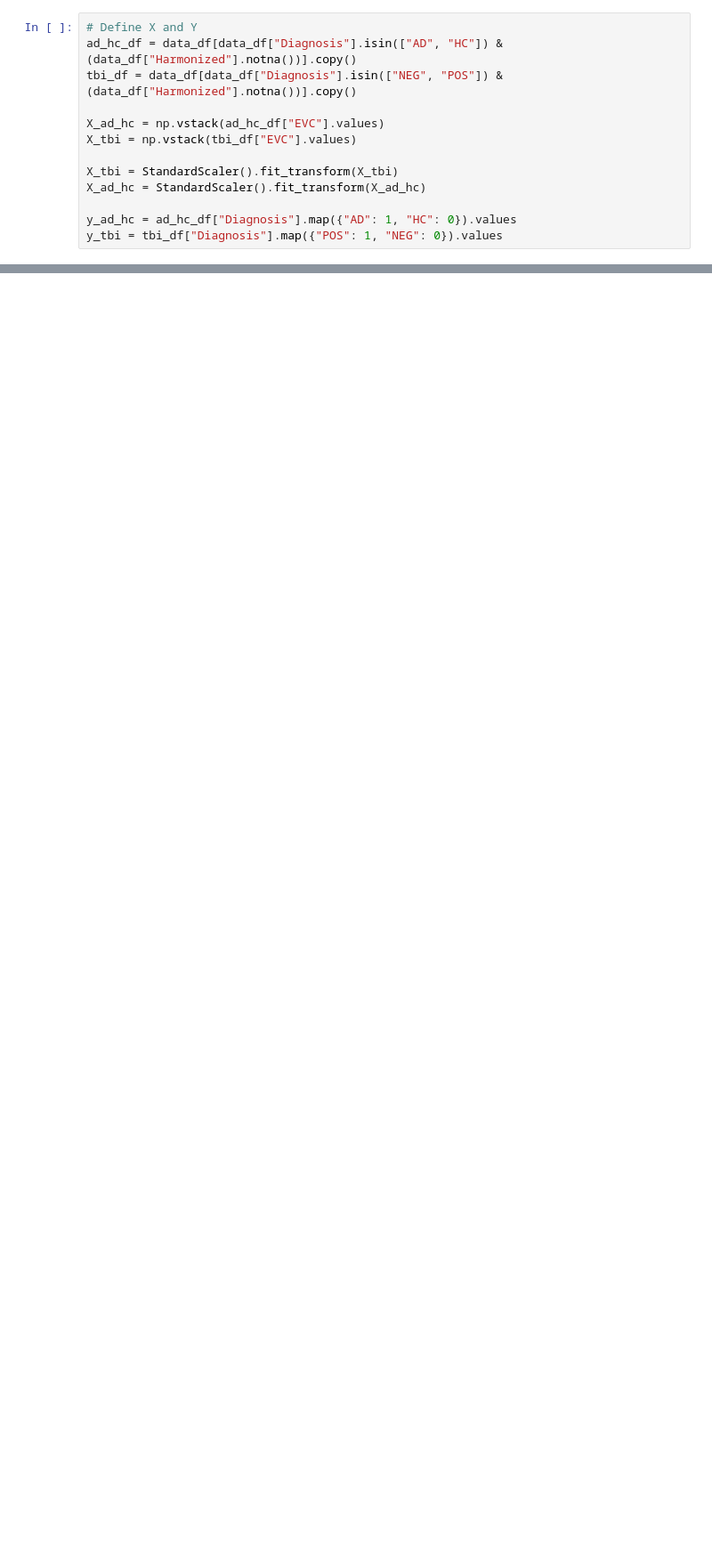
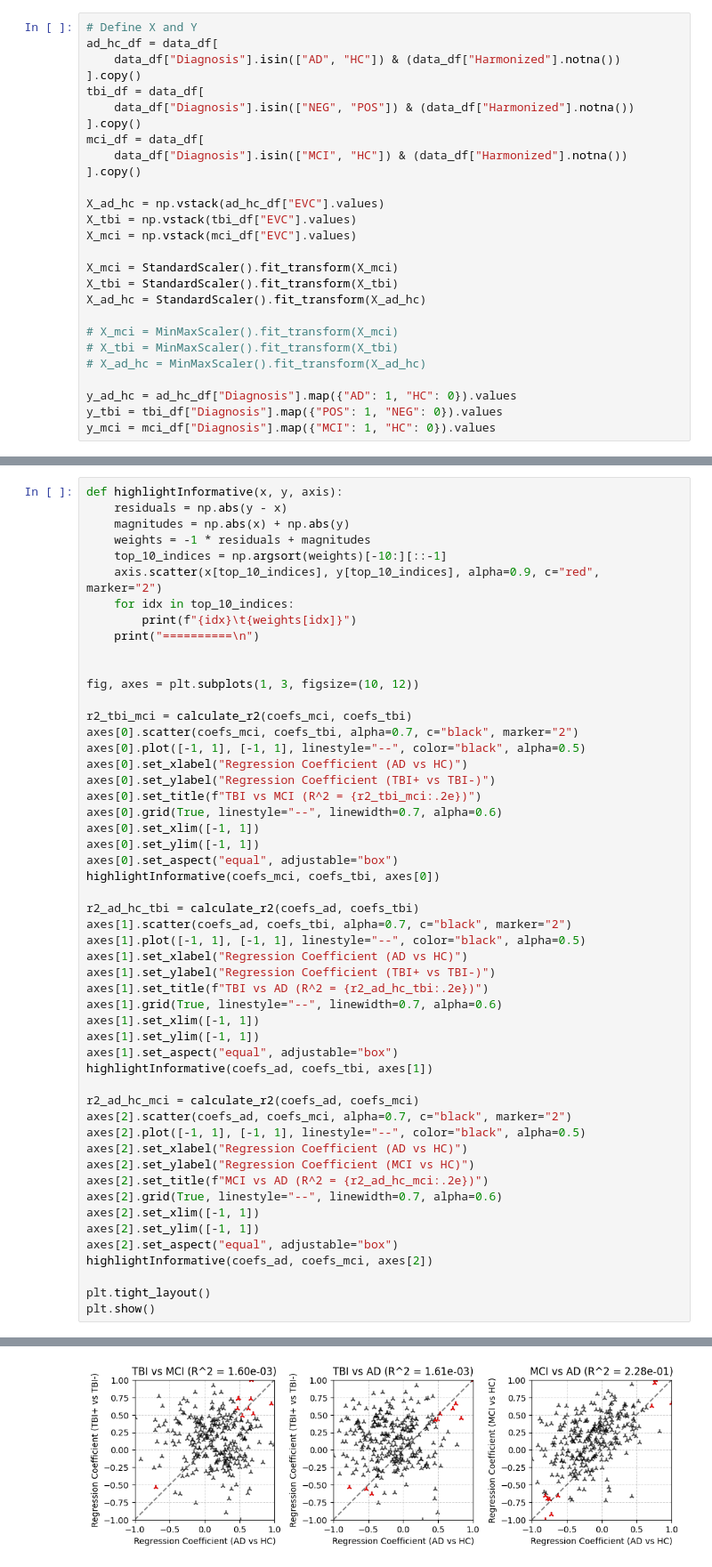
Before and after one commit to mcdowellkonnor/BrainConnectivity, a Jupyter notebook: BrainConnectivity/03_Featurewise_Comparison.ipynb, the cells around one changed output, grey strips where cells are left out. Shown: that part at 89% size. Cells and saved outputs as stored; diff of their text form; blank space fills up the shorter version.

```diff
--- a/BrainConnectivity/03_Featurewise_Comparison.ipynb
+++ b/BrainConnectivity/03_Featurewise_Comparison.ipynb
@@ -23,13 +24,27 @@ data_df.head()
 # %%
 # Define X and Y
-ad_hc_df = data_df[data_df["Diagnosis"].isin(["AD", "HC"]) & (data_df["Harmonized"].notna())].copy()
-tbi_df = data_df[data_df["Diagnosis"].isin(["NEG", "POS"]) & (data_df["Harmonized"].notna())].copy()
+ad_hc_df = data_df[
+    data_df["Diagnosis"].isin(["AD", "HC"]) & (data_df["Harmonized"].notna())
+].copy()
+tbi_df = data_df[
+    data_df["Diagnosis"].isin(["NEG", "POS"]) & (data_df["Harmonized"].notna())
+].copy()
+mci_df = data_df[
+    data_df["Diagnosis"].isin(["MCI", "HC"]) & (data_df["Harmonized"].notna())
+].copy()
 
 X_ad_hc = np.vstack(ad_hc_df["EVC"].values)
 X_tbi = np.vstack(tbi_df["EVC"].values)
+X_mci = np.vstack(mci_df["EVC"].values)
 
+X_mci = StandardScaler().fit_transform(X_mci)
 X_tbi = StandardScaler().fit_transform(X_tbi)
 X_ad_hc = StandardScaler().fit_transform(X_ad_hc)
 
+# X_mci = MinMaxScaler().fit_transform(X_mci)
+# X_tbi = MinMaxScaler().fit_transform(X_tbi)
+# X_ad_hc = MinMaxScaler().fit_transform(X_ad_hc)
+
 y_ad_hc = ad_hc_df["Diagnosis"].map({"AD": 1, "HC": 0}).values
 y_tbi = tbi_df["Diagnosis"].map({"POS": 1, "NEG": 0}).values
+y_mci = mci_df["Diagnosis"].map({"MCI": 1, "HC": 0}).values
@@ -35,0 +77,53 @@ y_tbi = tbi_df["Diagnosis"].map({"POS": 1, "NEG": 0}).values
+# %%
+def highlightInformative(x, y, axis):
+    residuals = np.abs(y - x)
+    magnitudes = np.abs(x) + np.abs(y)
+    weights = -1 * residuals + magnitudes
+    top_10_indices = np.argsort(weights)[-10:][::-1]
+    axis.scatter(x[top_10_indices], y[top_10_indices], alpha=0.9, c="red", marker="2")
+    for idx in top_10_indices:
+        print(f"{idx}\t{weights[idx]}")
+    print("==========\n")
+
+
+fig, axes = plt.subplots(1, 3, figsize=(10, 12))
+
+r2_tbi_mci = calculate_r2(coefs_mci, coefs_tbi)
+axes[0].scatter(coefs_mci, coefs_tbi, alpha=0.7, c="black", marker="2")
+axes[0].plot([-1, 1], [-1, 1], linestyle="--", color="black", alpha=0.5)
+axes[0].set_xlabel("Regression Coefficient (AD vs HC)")
+axes[0].set_ylabel("Regression Coefficient (TBI+ vs TBI-)")
+axes[0].set_title(f"TBI vs MCI (R^2 = {r2_tbi_mci:.2e})")
+axes[0].grid(True, linestyle="--", linewidth=0.7, alpha=0.6)
+axes[0].set_xlim([-1, 1])
+axes[0].set_ylim([-1, 1])
+axes[0].set_aspect("equal", adjustable="box")
+highlightInformative(coefs_mci, coefs_tbi, axes[0])
+
+r2_ad_hc_tbi = calculate_r2(coefs_ad, coefs_tbi)
+axes[1].scatter(coefs_ad, coefs_tbi, alpha=0.7, c="black", marker="2")
+axes[1].plot([-1, 1], [-1, 1], linestyle="--", color="black", alpha=0.5)
+axes[1].set_xlabel("Regression Coefficient (AD vs HC)")
+axes[1].set_ylabel("Regression Coefficient (TBI+ vs TBI-)")
+axes[1].set_title(f"TBI vs AD (R^2 = {r2_ad_hc_tbi:.2e})")
+axes[1].grid(True, linestyle="--", linewidth=0.7, alpha=0.6)
+axes[1].set_xlim([-1, 1])
+axes[1].set_ylim([-1, 1])
+axes[1].set_aspect("equal", adjustable="box")
+highlightInformative(coefs_ad, coefs_tbi, axes[1])
+
+r2_ad_hc_mci = calculate_r2(coefs_ad, coefs_mci)
+axes[2].scatter(coefs_ad, coefs_mci, alpha=0.7, c="black", marker="2")
+axes[2].plot([-1, 1], [-1, 1], linestyle="--", color="black", alpha=0.5)
+axes[2].set_xlabel("Regression Coefficient (AD vs HC)")
+axes[2].set_ylabel("Regression Coefficient (MCI vs HC)")
+axes[2].set_title(f"MCI vs AD (R^2 = {r2_ad_hc_mci:.2e})")
+axes[2].grid(True, linestyle="--", linewidth=0.7, alpha=0.6)
+axes[2].set_xlim([-1, 1])
+axes[2].set_ylim([-1, 1])
+axes[2].set_aspect("equal", adjustable="box")
+highlightInformative(coefs_ad, coefs_mci, axes[2])
+
+plt.tight_layout()
+plt.show()
+# %% [output]
@@ -36,3 +147,4 @@ y_tbi = tbi_df["Diagnosis"].map({"POS": 1, "NEG": 0}).values
+[figure, added]
 # %%
 # Run statistical tests and multiple comparisons corrections
 # p_values_ad_hc = np.array([ttest_ind(X_ad_hc[y_ad_hc == 1, i], X_ad_hc[y_ad_hc == 0, i], equal_var=False)[1]
```
Also changed, not shown: parts of 6 cells of this notebook, 7 other files.
